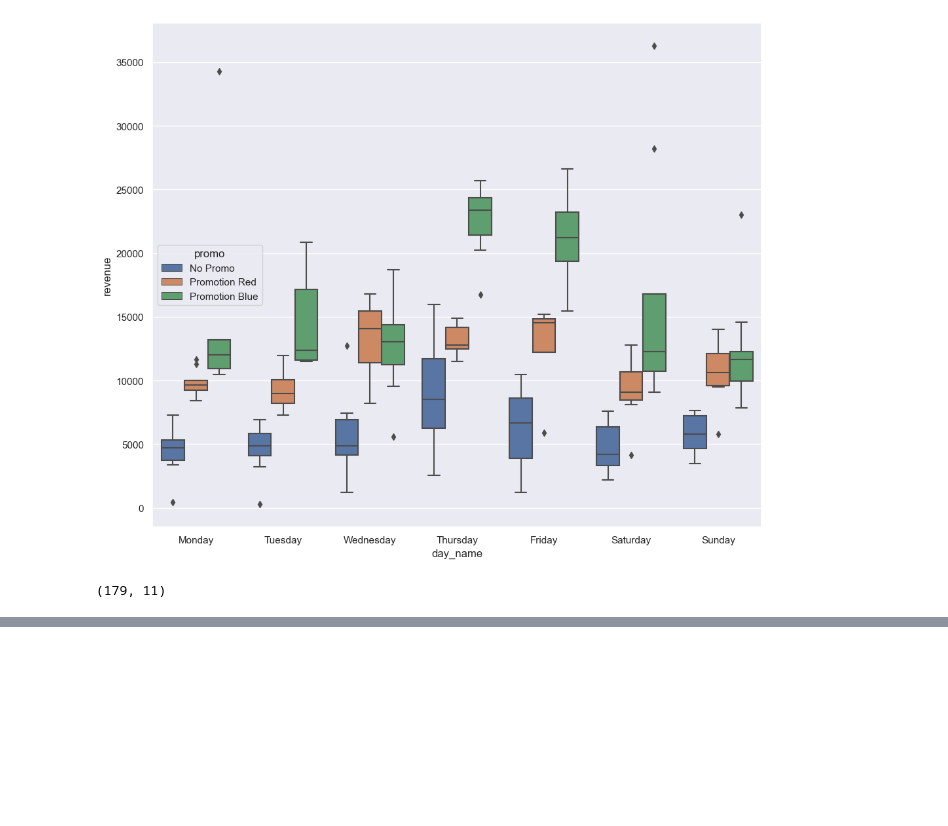
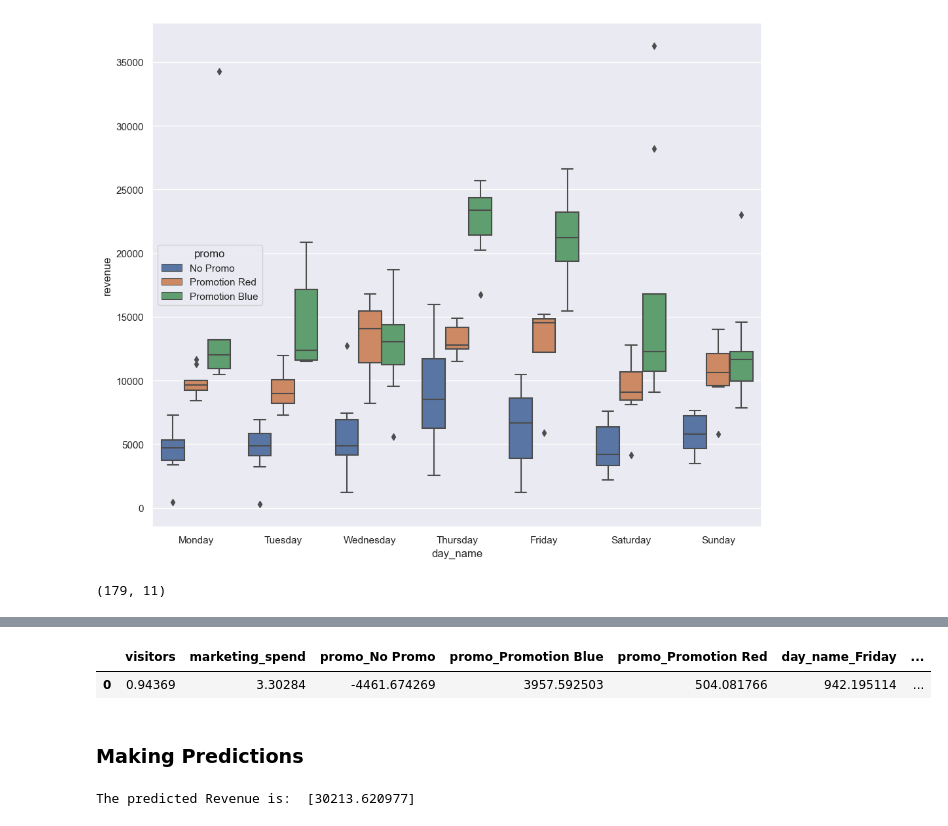
Before and after one commit to deathm1/ds_python_2, a Jupyter notebook: python_machine_learning/Linear_Regression/linear_regression_improvised.ipynb, the cells around one changed output, grey strips where cells are left out. Drawn from its saved outputs; the diff is of its cells as text; code cells hidden in the pictures; blank space fills up the shorter version.

```diff
--- a/python_machine_learning/Linear_Regression/linear_regression_improvised.ipynb
+++ b/python_machine_learning/Linear_Regression/linear_regression_improvised.ipynb
@@ -133,0 +290,40 @@ raw_data.shape
+# %%
+# Passing Coeff into a table
+
+Coeff = ln.coef_
+Coeff.shape
+
+# Reshaping
+Coeff = Coeff.reshape(-1,12)
+
+
+# Creating a Dataframe
+Coeff_df = pd.DataFrame(Coeff, columns = [X2.columns])
+
+# Displaying
+Coeff_df
+# %% [output]
+|  | visitors | marketing_spend | promo_No Promo | promo_Promotion Blue | promo_Promotion Red | day_name_Friday | ... |
+| 0 | 0.94369 | 3.30284 | -4461.674269 | 3957.592503 | 504.081766 | 942.195114 | ... |
+# %% [markdown]
+### Making Predictions
+# %%
+# Making Predictions
+
+# Variables
+
+Day = 'day_name_Friday'
+Visitors = 8000
+Marketing_Spend = 5000
+Promo = 'promo_Promotion Red'
+
+# Regression Formula for pred
+# y = a + bx + ..   # Where y = price, a = intercept,  b = no. of Visitors and x = coefficient of engine size
+
+# Prediction Calculator
+pred1 = (ln.intercept_) + (Coeff_df[Day].values[0] * 1) + \
+(Coeff_df['visitors'].values[0] * Visitors) + (Coeff_df['marketing_spend'].values[0] * Marketing_Spend) + (Coeff_df[Promo].values[0] * 1)
+
+print('The predicted Revenue is: ', pred1)
+# %% [output]
+The predicted Revenue is:  [30213.620977]
```
Also changed, not shown: parts of 23 cells of this notebook, 5 other files.
